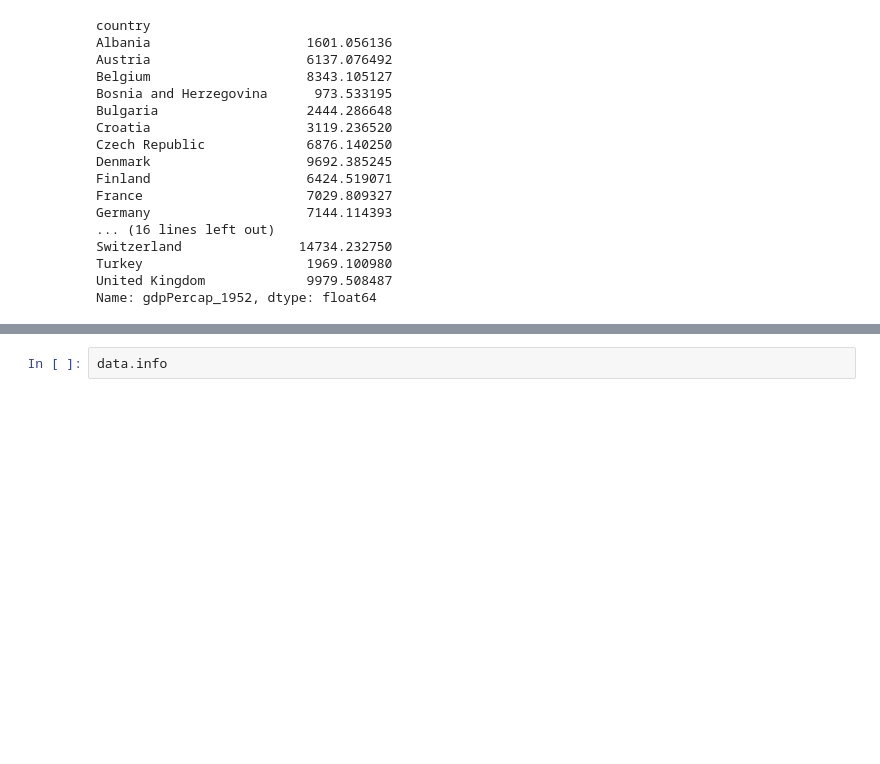
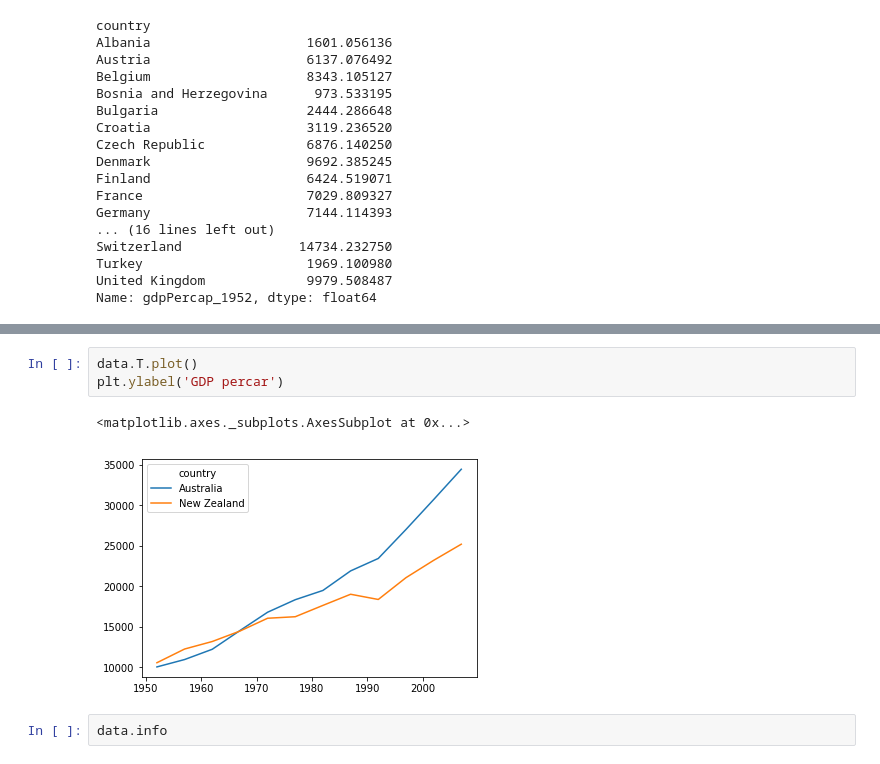
Before and after one commit to erezaei/Python-Day2, a Jupyter notebook: code/Day2_code.ipynb, the cells around one changed output, grey strips where cells are left out. Drawn from its saved outputs; the diff is of its cells as text; blank space fills up the shorter version.

```diff
--- a/code/Day2_code.ipynb
+++ b/code/Day2_code.ipynb
@@ -85,3 +114,9 @@ Name: gdpPercap_1952, dtype: float64
+# %%
+data.T.plot()
+plt.ylabel('GDP percar')
+# %% [output]
+<matplotlib.axes._subplots.AxesSubplot at 0x...>
+[figure, added]
 # %%
 data.info
 # %% [output]
```
Also changed, not shown: parts of 9 cells of this notebook.
